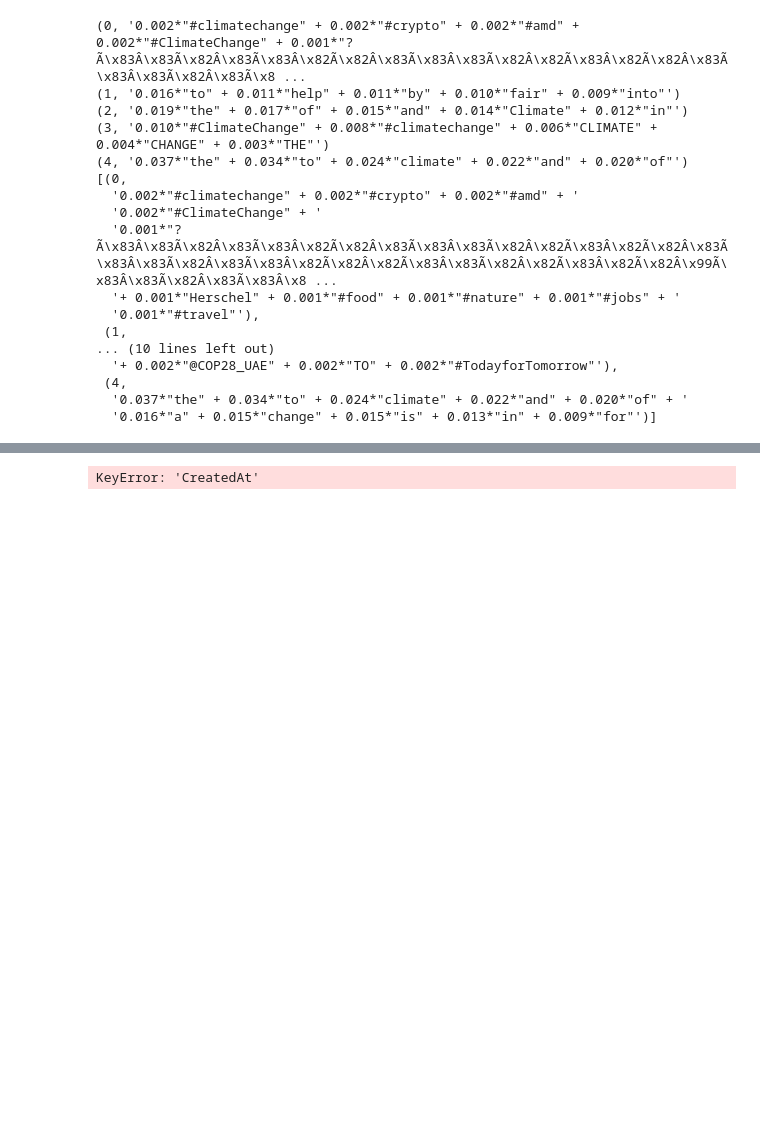
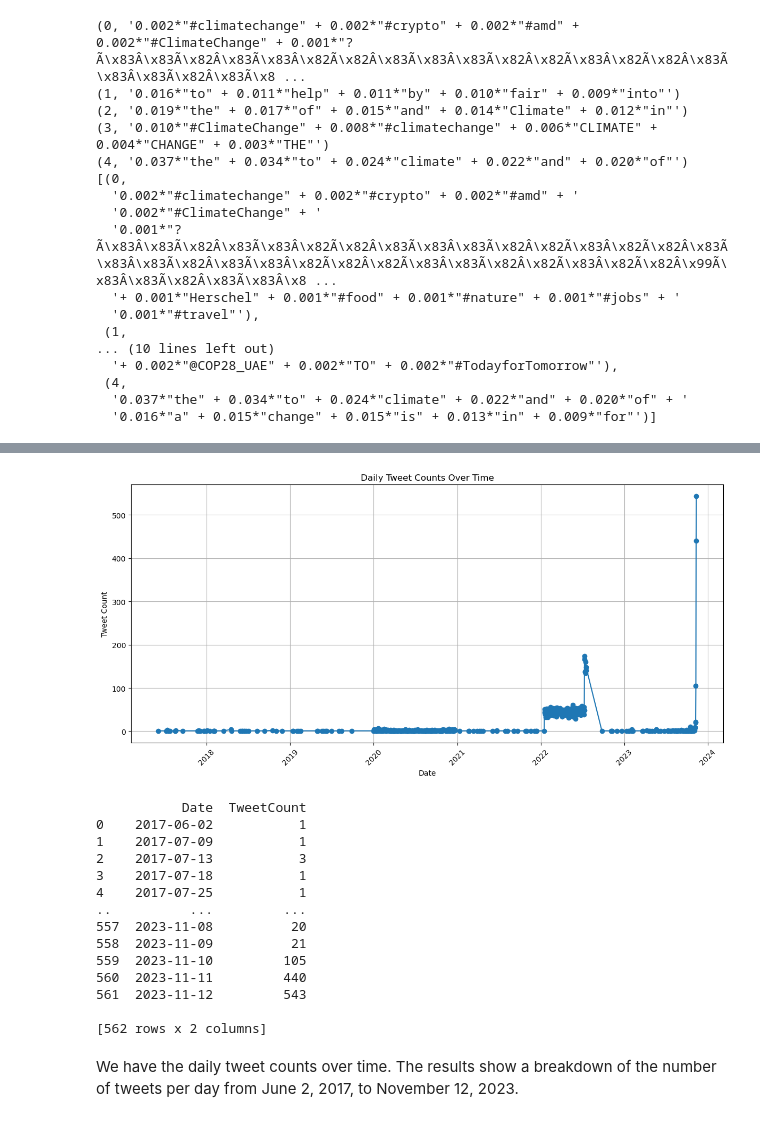
Before and after one commit to ZSoleimani/Tweets-network, a Jupyter notebook: Tweets-network.ipynb, the cells around one changed output, grey strips where cells are left out. Saved outputs shown, nothing was run; the diff lists cells and outputs as text; code cells hidden in the pictures; blank space fills up the shorter version.

Commit message:
Update Tweets-network.ipynb
error fixed

```diff
--- a/Tweets-network.ipynb
+++ b/Tweets-network.ipynb
@@ -304,40 +304,53 @@ Requirement already satisfied: pillow>=6.2.0 in /Users/zahra/opt/anaconda3/lib/p
 Requirement already satisfied: pyparsing>=2.2.1 in /Users/zahra/opt/anaconda3/lib/python3.9/site-packages (from matplotlib) (3.0.9)
 Requirement already satisfied: six>=1.5 in /Users/zahra/opt/anaconda3/lib/python3.9/site-packages (from python-dateutil>=2.8.1->pandas) (1.16.0)
 # %%
-# Temporal Analysis
-
 import pandas as pd
 import matplotlib.pyplot as plt
 
 # Function for temporal analysis
 def perform_temporal_analysis(df):
-    # Convert the 'CreatedAt' column to datetime format
-    df['CreatedAt'] = pd.to_datetime(df['CreatedAt'])
+    # Convert the 'Time' column to datetime format
+    df['Time'] = pd.to_datetime(df['Time'])
 
     # Extract date and time components
-    df['Date'] = df['CreatedAt'].dt.date
-    df['Time'] = df['CreatedAt'].dt.time
+    df['Date'] = df['Time'].dt.date
 
     # Group tweets by date and count the number of tweets per day
     daily_tweet_counts = df.groupby('Date').size().reset_index(name='TweetCount')
 
     # Plot the daily tweet counts over time
     plt.figure(figsize=(12, 6))
     plt.plot(daily_tweet_counts['Date'], daily_tweet_counts['TweetCount'], marker='o', linestyle='-')
     plt.title('Daily Tweet Counts Over Time')
     plt.xlabel('Date')
     plt.ylabel('Tweet Count')
     plt.grid(True)
     plt.xticks(rotation=45)
     plt.tight_layout()
     plt.show()
 
     return daily_tweet_counts
 
-# Perform temporal analysis on tweets_df
+# Perform temporal analysis on tweets_df using the 'Time' column
 temporal_data = perform_temporal_analysis(tweets_df)
 
 # Display the daily tweet counts over time
 print(temporal_data)
 # %% [output]
+[figure, added]
-KeyError: 'CreatedAt'
+           Date  TweetCount
+0    2017-06-02           1
+1    2017-07-09           1
+2    2017-07-13           3
+3    2017-07-18           1
+4    2017-07-25           1
+..          ...         ...
+557  2023-11-08          20
+558  2023-11-09          21
+559  2023-11-10         105
+560  2023-11-11         440
+561  2023-11-12         543
+
+[562 rows x 2 columns]
+# %% [markdown]
+We have the daily tweet counts over time. The results show a breakdown of the number of tweets per day from June 2, 2017, to November 12, 2023.
```
